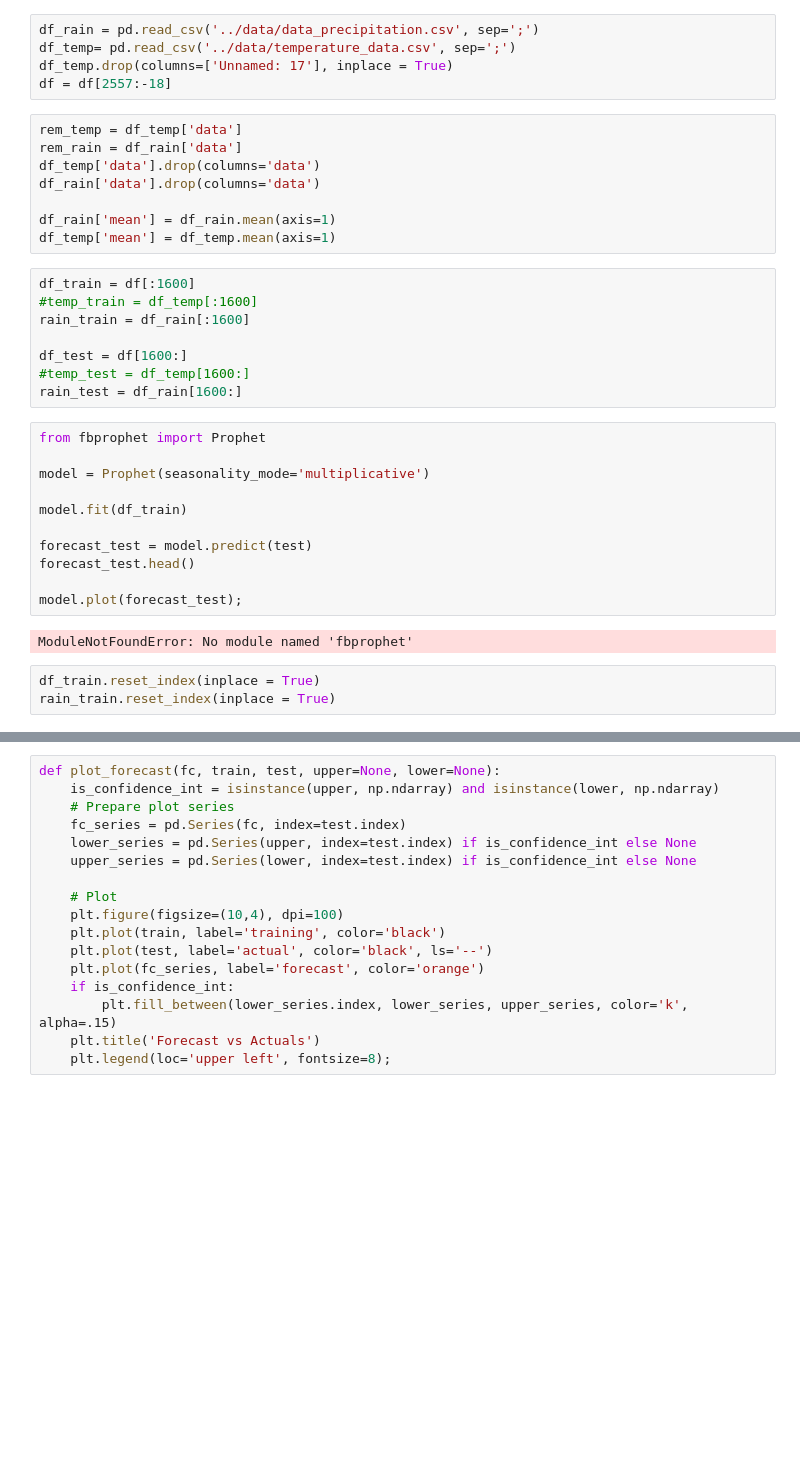
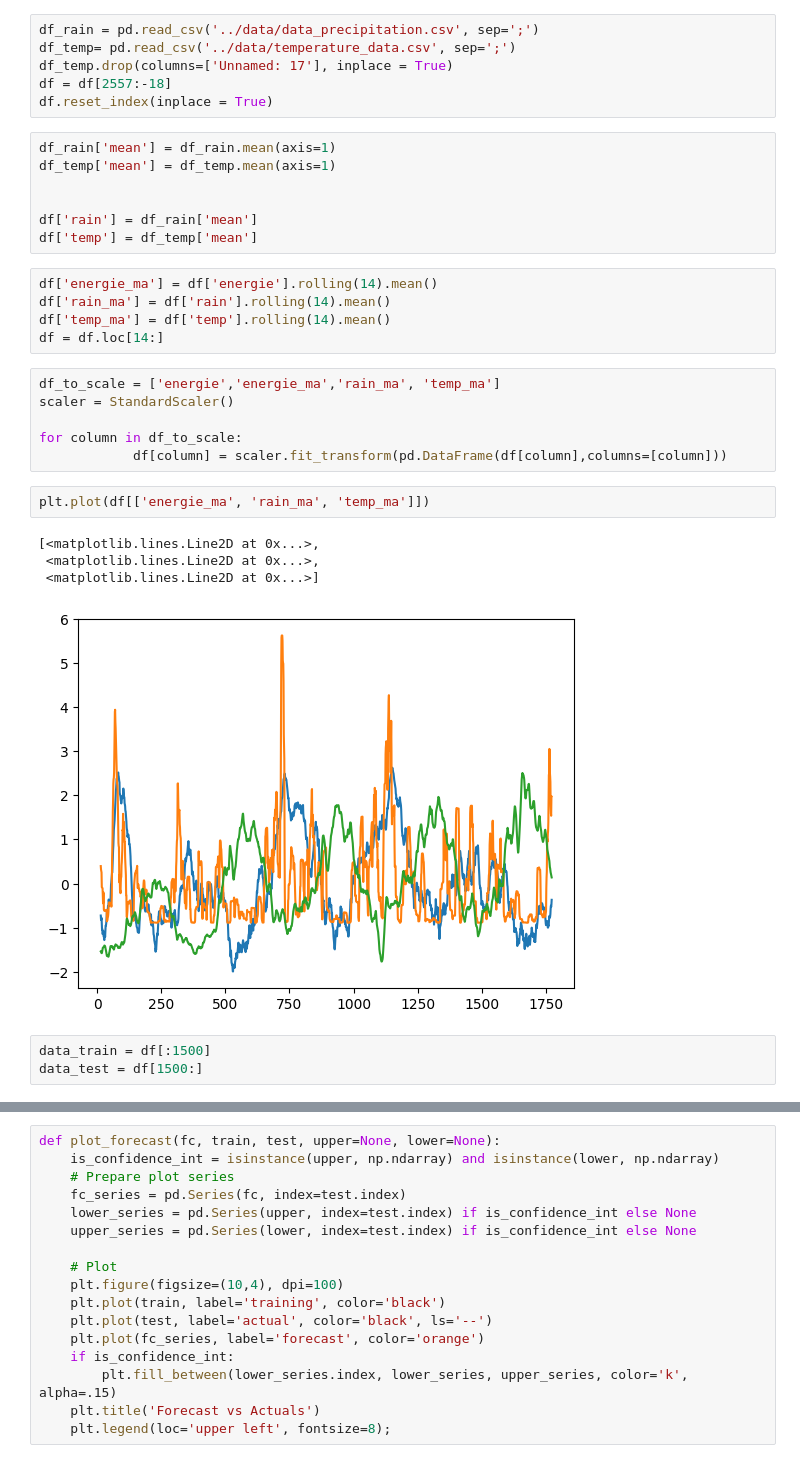
Before and after one commit to Migueldecrayencour/how_green_can_we_go_final, a Jupyter notebook: notebooks/SARIMA.ipynb, the cells around one changed output, grey strips where cells are left out. Drawn from its saved outputs; the diff is of its cells as text; blank space fills up the shorter version.

Commit message:
model

```diff
--- a/notebooks/SARIMA.ipynb
+++ b/notebooks/SARIMA.ipynb
@@ -36,38 +26,35 @@ df_rain = pd.read_csv('../data/data_precipitation.csv', sep=';')
 df_temp= pd.read_csv('../data/temperature_data.csv', sep=';')
 df_temp.drop(columns=['Unnamed: 17'], inplace = True)
 df = df[2557:-18]
+df.reset_index(inplace = True)
 # %%
-rem_temp = df_temp['data']
-rem_rain = df_rain['data']
-df_temp['data'].drop(columns='data')
-df_rain['data'].drop(columns='data')
-
 df_rain['mean'] = df_rain.mean(axis=1)
 df_temp['mean'] = df_temp.mean(axis=1)
+
+
+df['rain'] = df_rain['mean']
+df['temp'] = df_temp['mean']
-# %%
-df_train = df[:1600]
-#temp_train = df_temp[:1600]
-rain_train = df_rain[:1600]
-
-df_test = df[1600:]
-#temp_test = df_temp[1600:]
-rain_test = df_rain[1600:]
-# %%
-from fbprophet import Prophet
-
-model = Prophet(seasonality_mode='multiplicative')
-
-model.fit(df_train)
-
-forecast_test = model.predict(test)
-forecast_test.head()
-
-model.plot(forecast_test);
-# %% [output]
-ModuleNotFoundError: No module named 'fbprophet'
-# %%
-df_train.reset_index(inplace = True)
-rain_train.reset_index(inplace = True)
+# %%
+df['energie_ma'] = df['energie'].rolling(14).mean()
+df['rain_ma'] = df['rain'].rolling(14).mean()
+df['temp_ma'] = df['temp'].rolling(14).mean()
+df = df.loc[14:]
+# %%
+df_to_scale = ['energie','energie_ma','rain_ma', 'temp_ma']
+scaler = StandardScaler()
+
+for column in df_to_scale:
+            df[column] = scaler.fit_transform(pd.DataFrame(df[column],columns=[column]))
+# %%
+plt.plot(df[['energie_ma', 'rain_ma', 'temp_ma']])
+# %% [output]
+[<matplotlib.lines.Line2D at 0x...>,
+ <matplotlib.lines.Line2D at 0x...>,
+ <matplotlib.lines.Line2D at 0x...>]
+[figure, added]
+# %%
+data_train = df[:1500]
+data_test = df[1500:]
 # %%
 from statsmodels.graphics.tsaplots import plot_predict
 from statsmodels.tsa.statespace.sarimax import SARIMAX
```
Also changed, not shown: parts of 12 cells of this notebook, 1 other file.
